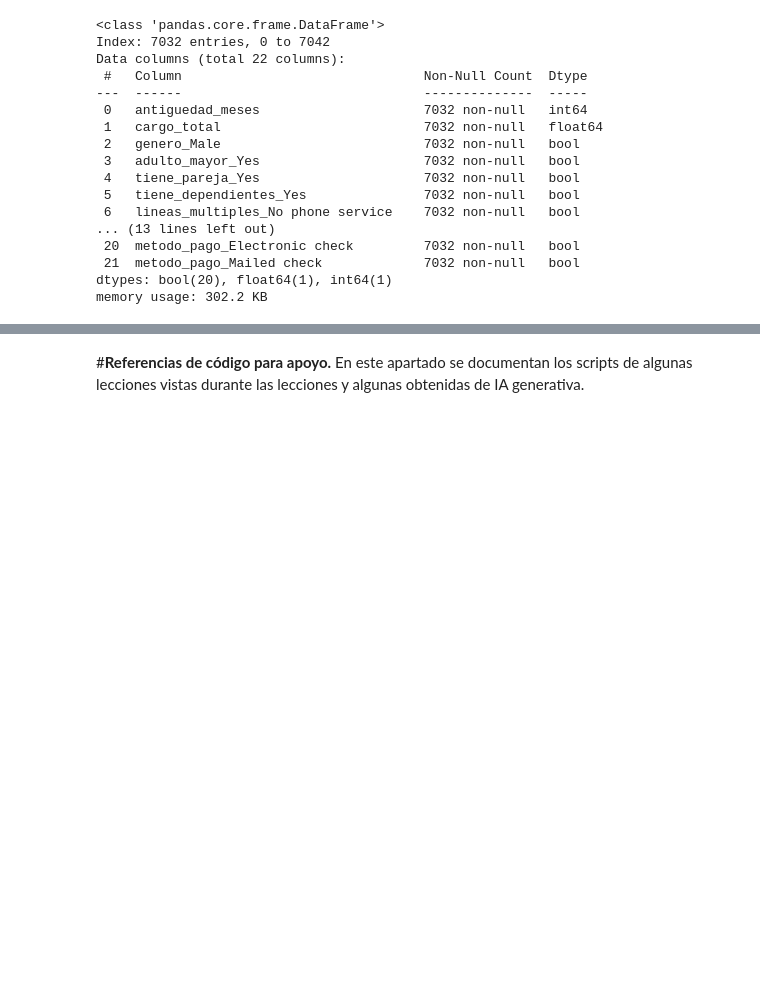
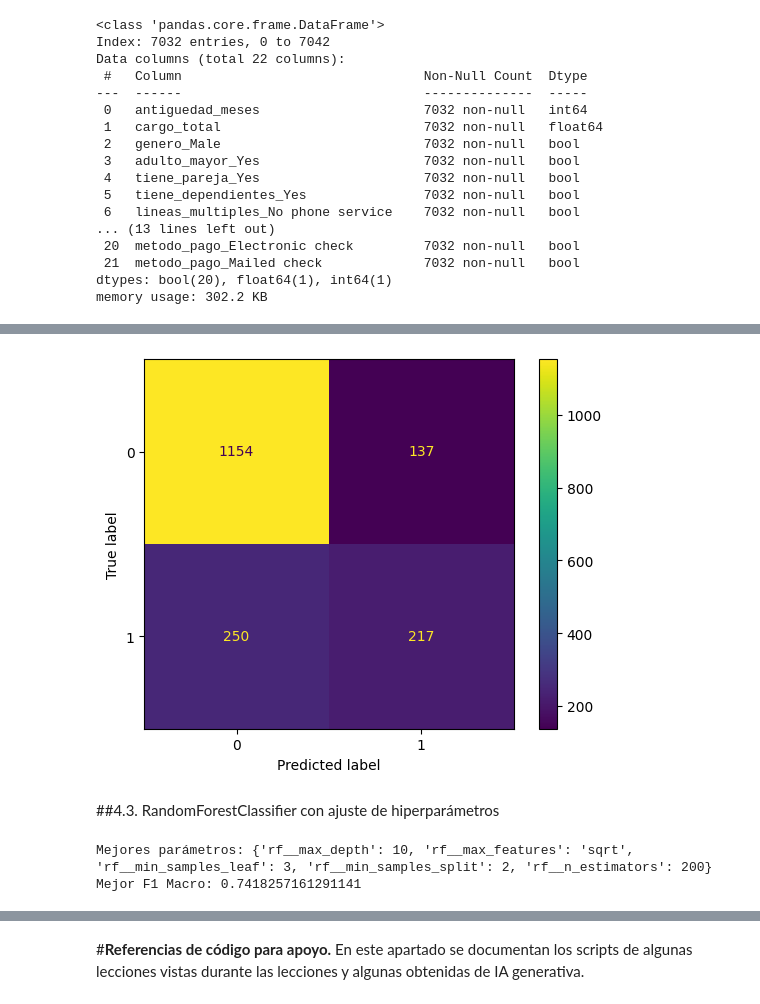
Before and after one commit to GuzVenegas/TelecomX_parte2, a Jupyter notebook: TelecomX_SegundaParte.ipynb, the cells around one changed output, grey strips where cells are left out. Cells and saved outputs as stored; diff of their text form; code cells hidden in the pictures; blank space fills up the shorter version.

```diff
--- a/TelecomX_SegundaParte.ipynb
+++ b/TelecomX_SegundaParte.ipynb
@@ -647,0 +826,9 @@ from sklearn.metrics import accuracy_score, classification_report, confusion_mat
+# %%
+from sklearn.dummy import DummyClassifier
+from sklearn.metrics import classification_report
+
+dummy = DummyClassifier(strategy='most_frequent', random_state=42)
+dummy.fit(X_train, y_train)
+y_dummy = dummy.predict(X_test)
+
+print(classification_report(y_test, y_dummy))
@@ -647,0 +853,22 @@ from sklearn.metrics import accuracy_score, classification_report, confusion_mat
+# %%
+from sklearn.pipeline import Pipeline
+from sklearn.ensemble import RandomForestClassifier
+from sklearn.model_selection import StratifiedKFold, cross_val_score
+from sklearn.metrics import confusion_matrix
+
+
+pipe_rf = Pipeline([
+    ('rf', RandomForestClassifier(
+        class_weight='balanced',  # Para manejar desbalance
+        n_estimators=100,
+        max_depth=None,
+        random_state=42
+    ))
+])
+
+
+#Validación cruzada
+cv = StratifiedKFold(n_splits=5, shuffle=True, random_state=42)
+scores = cross_val_score(pipe_rf, X_train, y_train, cv=cv, scoring='f1_macro')
+
+print("F1 Macro promedio (CV):", scores.mean())
@@ -647,0 +877,10 @@ from sklearn.metrics import accuracy_score, classification_report, confusion_mat
+# %%
+pipe_rf.fit(X_train, y_train)
+y_pred = pipe_rf.predict(X_test)
+
+print("Reporte de clasificación:")
+print(classification_report(y_test, y_pred))
+
+matriz_confusion_rf1 = confusion_matrix(y_test, y_pred)
+print("Matriz de confusión:")
+print(confusion_matrix(y_test, y_pred))
@@ -647,0 +903,26 @@ from sklearn.metrics import accuracy_score, classification_report, confusion_mat
+# %%
+visaulizacion = ConfusionMatrixDisplay( confusion_matrix = matriz_confusion_rf1)
+visaulizacion.plot();
+# %% [output]
+[figure, added]
+# %% [markdown]
+##4.3. RandomForestClassifier con ajuste de hiperparámetros
+# %%
+from sklearn.model_selection import GridSearchCV
+
+param_grid = {
+    'rf__n_estimators': [100, 200],
+    'rf__max_depth': [None, 10, 20],
+    'rf__min_samples_split': [2, 5],
+    'rf__min_samples_leaf': [1, 3],
+    'rf__max_features': ['sqrt', 'log2']
+}
+
+grid_search = GridSearchCV(pipe_rf, param_grid, cv=5, scoring='f1_macro', n_jobs=-1)
+grid_search.fit(X_train, y_train)
+
+print("Mejores parámetros:", grid_search.best_params_)
+print("Mejor F1 Macro:", grid_search.best_score_)
+# %% [output]
+Mejores parámetros: {'rf__max_depth': 10, 'rf__max_features': 'sqrt', 'rf__min_samples_leaf': 3, 'rf__min_samples_split': 2, 'rf__n_estimators': 200}
+Mejor F1 Macro: 0.7418257161291141
```
Also changed, not shown: parts of 33 cells of this notebook.
